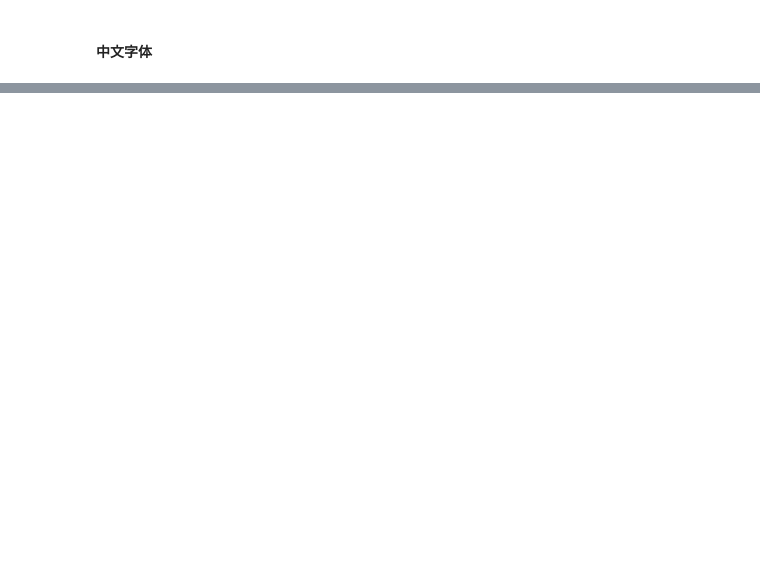
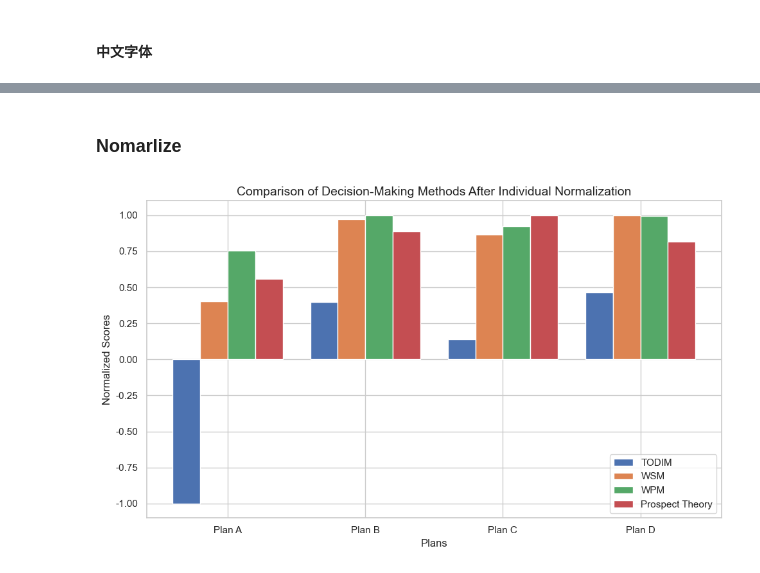
Before and after one commit to JohnHa0/Context_MADM, a Jupyter notebook: initias.ipynb, the cells around one changed output, grey strips where cells are left out. Drawn from its saved outputs; the diff is of its cells as text; code cells hidden in the pictures; blank space fills up the shorter version.

```diff
--- a/initias.ipynb
+++ b/initias.ipynb
@@ -1514,0 +1701,50 @@ PV
+# %% [markdown]
+### Nomarlize
+# %%
+import numpy as np
+import matplotlib.pyplot as plt
+import seaborn as sns
+from sklearn.preprocessing import StandardScaler, MaxAbsScaler
+
+# 设置绘图风格
+sns.set(style="whitegrid")
+
+# 定义各决策方法得分
+scores = np.array([
+    [-0.5, 0.19920844, 0.06860158, 0.23218997],  # TODIM
+    [0.185625, 0.450625, 0.401125, 0.463125],     # WSM
+    [1.092014, 1.444101, 1.335987, 1.439101],     # WPM
+    [0.396140, 0.632055, 0.711166, 0.579607]      # Prospect Theory
+]).T  # 转置使得行为方案，列为方法
+
+# 独立归一化每种方法的得分
+normalized_scores = np.zeros_like(scores)
+for i in range(scores.shape[1]):
+    scaler = MaxAbsScaler()  # MaxAbsScaler或 StandardScaler()
+    normalized_scores[:, i] = scaler.fit_transform(scores[:, i:i+1]).flatten()
+
+# 方案名称
+plans = ['Plan A', 'Plan B', 'Plan C', 'Plan D']
+methods = ['TODIM', 'WSM', 'WPM', 'Prospect Theory']
+
+# 创建柱状图
+fig, ax = plt.subplots(figsize=(10, 6))
+bar_width = 0.2
+index = np.arange(len(plans))
+
+for i in range(len(methods)):
+    ax.bar(index + i * bar_width, normalized_scores[:, i], width=bar_width, label=methods[i])
+
+# 添加标签和标题
+ax.set_xlabel('Plans', fontsize=12)
+ax.set_ylabel('Normalized Scores', fontsize=12)
+ax.set_title('Comparison of Decision-Making Methods After Individual Normalization', fontsize=14)
+ax.set_xticks(index + 1.5 * bar_width)
+ax.set_xticklabels(plans)
+ax.legend()
+
+# 显示图形
+plt.tight_layout()
+plt.show()
+# %% [output]
+[figure, added]
```
Also changed, not shown: parts of 24 cells of this notebook.
